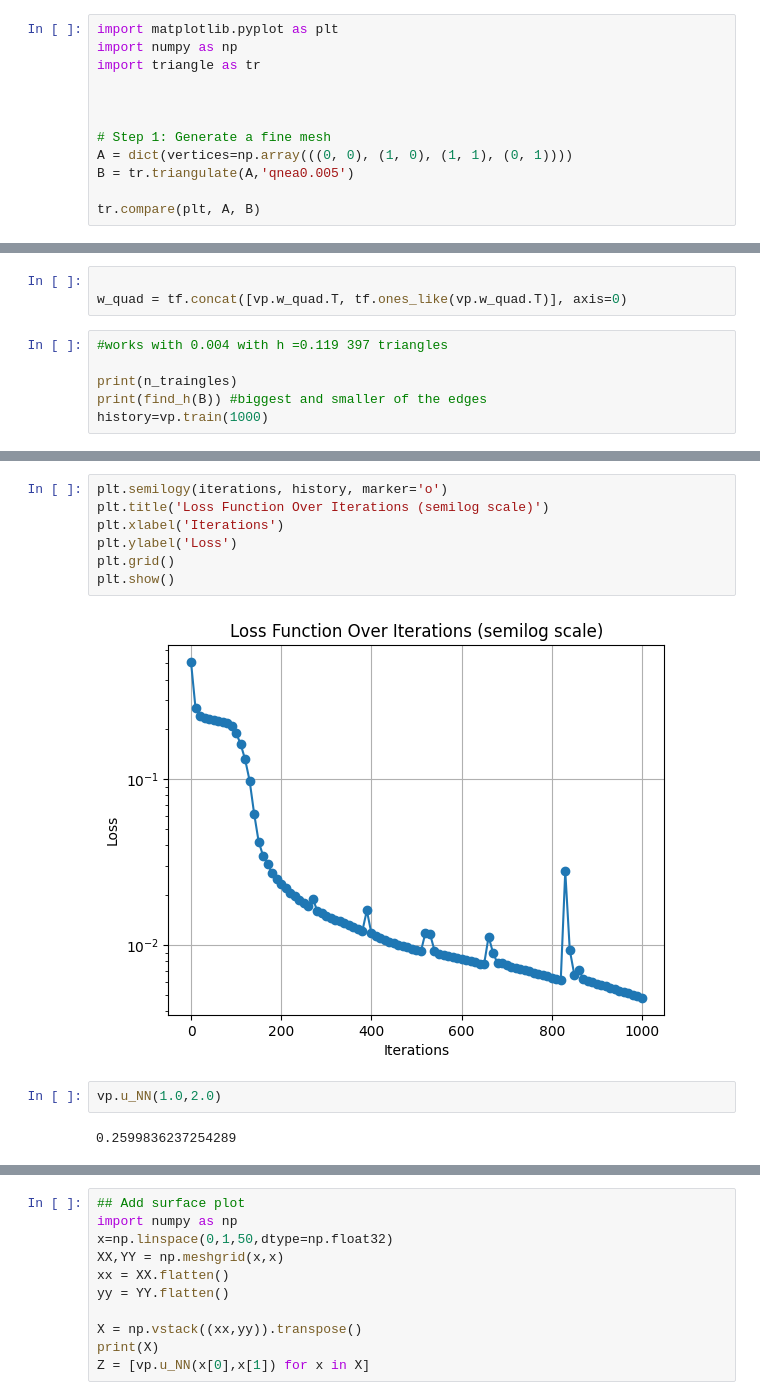
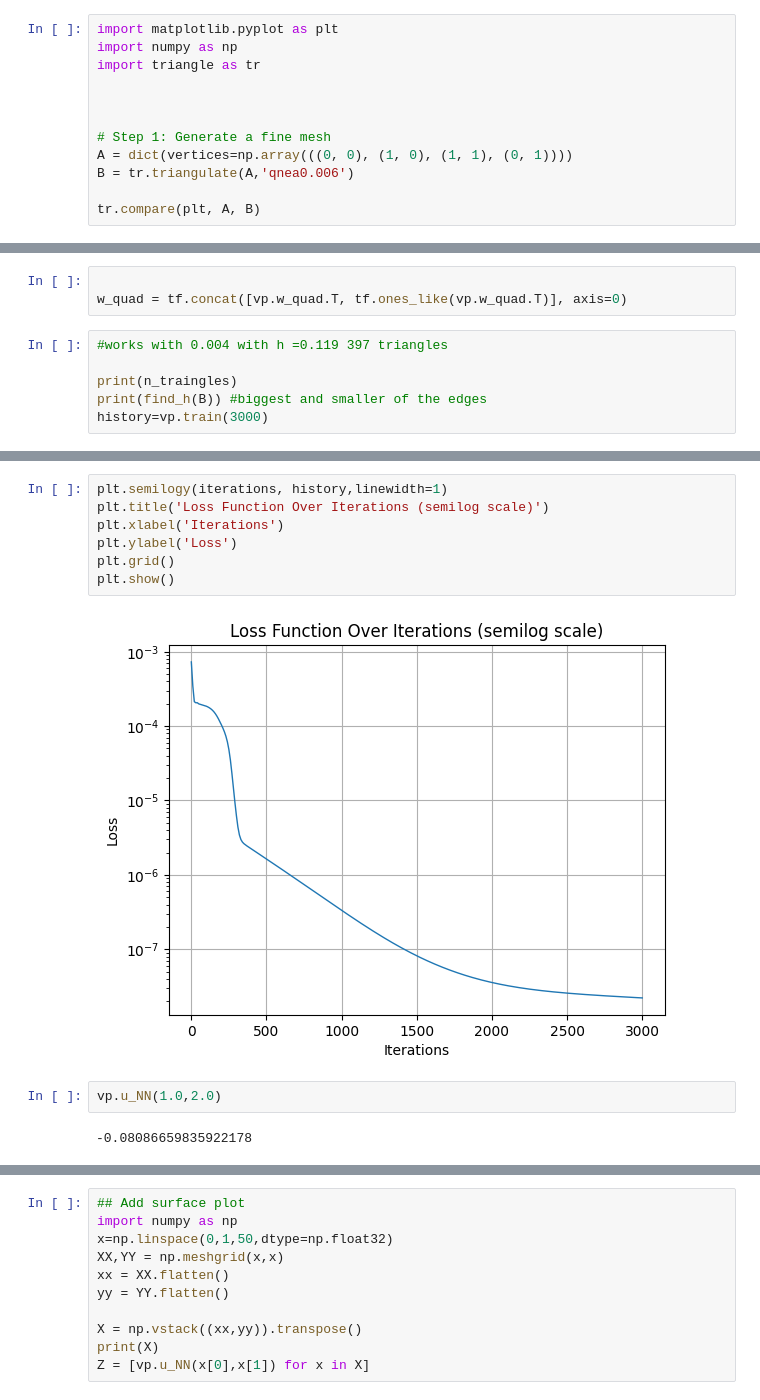
Before and after one commit to jar-evans/IVPINN, a Jupyter notebook: temp_mariano/mesh_final.ipynb, the cells around one changed output, grey strips where cells are left out. Saved outputs shown, nothing was run; the diff lists cells and outputs as text.

```diff
--- a/temp_mariano/mesh_final.ipynb
+++ b/temp_mariano/mesh_final.ipynb
@@ -59,7 +59,7 @@ import triangle as tr
 
 # Step 1: Generate a fine mesh
 A = dict(vertices=np.array(((0, 0), (1, 0), (1, 1), (0, 1))))
-B = tr.triangulate(A,'qnea0.005')
+B = tr.triangulate(A,'qnea0.006')
 
 tr.compare(plt, A, B)
 # %% [output]
@@ -279,5 +279,5 @@ w_quad = tf.concat([vp.w_quad.T, tf.ones_like(vp.w_quad.T)], axis=0)
 
 print(n_traingles)
 print(find_h(B)) #biggest and smaller of the edges
-history=vp.train(1000)
+history=vp.train(3000)
 # %% [output]
@@ -298,16 +312,16 @@ plt.show()
 # %%
-plt.semilogy(iterations, history, marker='o')
+plt.semilogy(iterations, history,linewidth=1)
 plt.title('Loss Function Over Iterations (semilog scale)')
 plt.xlabel('Iterations')
 plt.ylabel('Loss')
 plt.grid()
 plt.show()
 # %% [output]
-[figure, old version]
+[figure, new version]
 # %%
 vp.u_NN(1.0,2.0)
 # %% [output]
-0.2599836237254289
+-0.08086659835922178
 # %%
 x=np.linspace(0,1,100,dtype=np.float32)
 
```
Also changed, not shown: parts of 17 cells of this notebook, 2 other files.
